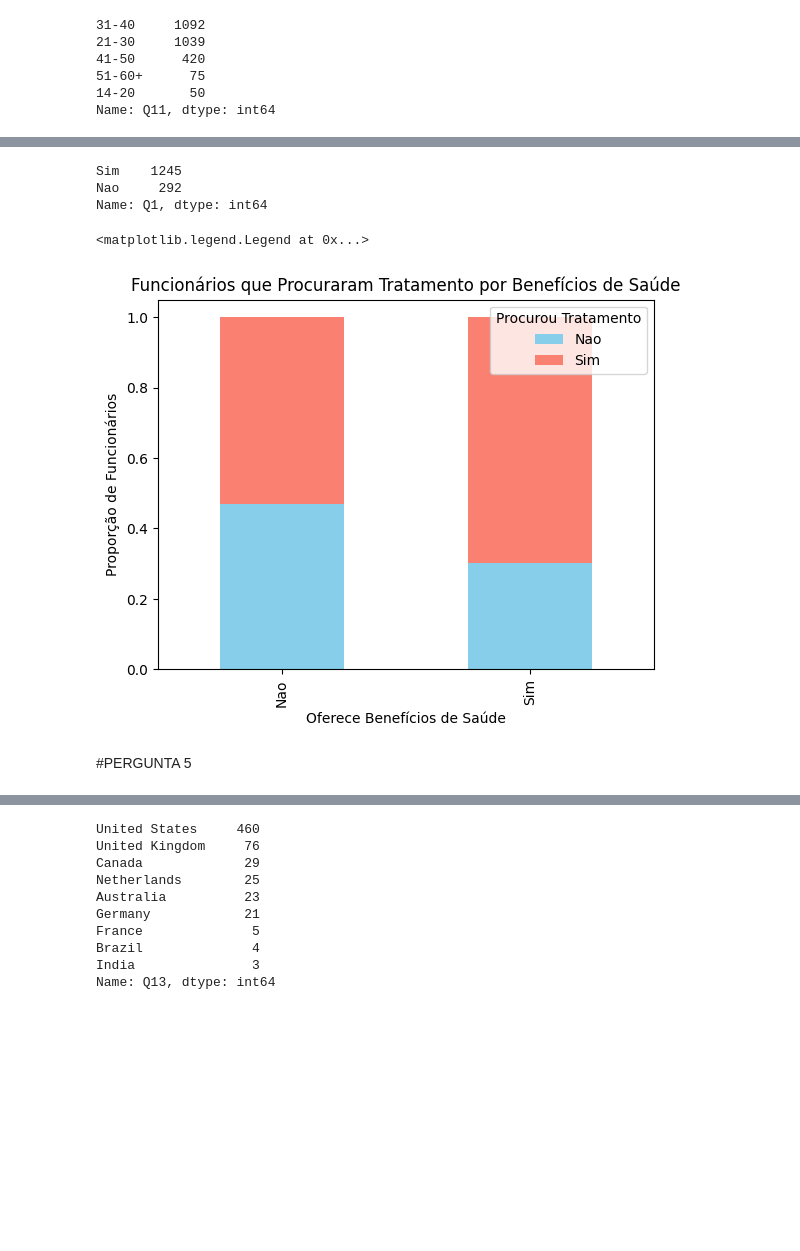
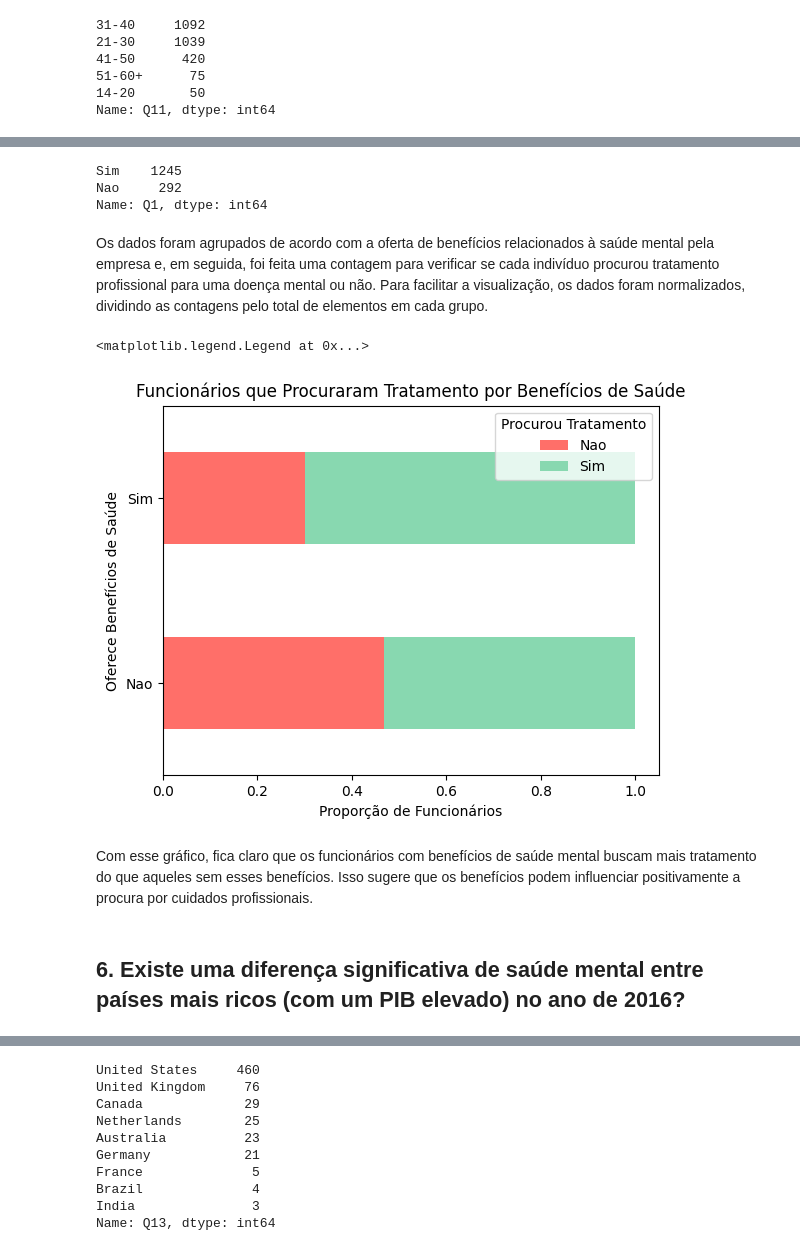
Before and after one commit to SabrinaDantas/projeto_coleta_e_preparacao_pucrs, a Jupyter notebook: projeto_coleta_e_preparacao_fase02.ipynb, the cells around one changed output, grey strips where cells are left out. Drawn from its saved outputs; the diff is of its cells as text; code cells hidden in the pictures; blank space fills up the shorter version.

```diff
--- a/projeto_coleta_e_preparacao_fase02.ipynb
+++ b/projeto_coleta_e_preparacao_fase02.ipynb
@@ -1062,21 +1039,25 @@ df_pergunta4 = df_pergunta4[~df_pergunta4['Q1'].isin(['N/A', 'Eu nao sei', 'Nao
-# %%
-df_pergunta4['Q1'].value_counts()
-# %% [output]
-Sim    1245
-Nao     292
-Name: Q1, dtype: int64
+# %%
+df_pergunta4['Q1'].value_counts() # Realizando a contagem para verificar se todas as respostas inconclusivas foram removidas da análise.
+# %% [output]
+Sim    1245
+Nao     292
+Name: Q1, dtype: int64
+# %% [markdown]
+Os dados foram agrupados de acordo com a oferta de benefícios relacionados à saúde mental pela empresa e, em seguida, foi feita uma contagem para verificar se cada indivíduo procurou tratamento profissional para uma doença mental ou não. Para facilitar a visualização, os dados foram normalizados, dividindo as contagens pelo total de elementos em cada grupo.
 # %%
 tratamento_por_beneficios = df_pergunta4.groupby('Q1')['Q16'].value_counts(normalize=True).unstack()
 # %%
-tratamento_por_beneficios.plot(kind='bar', stacked=True, color=['skyblue', 'salmon'])
+tratamento_por_beneficios.plot(kind='barh', stacked=True, color=['#ff6f69', '#88d8b0'])
 
-plt.xlabel('Oferece Benefícios de Saúde')
-plt.ylabel('Proporção de Funcionários')
+plt.xlabel('Proporção de Funcionários')
+plt.ylabel('Oferece Benefícios de Saúde')
 plt.title('Funcionários que Procuraram Tratamento por Benefícios de Saúde')
 plt.legend(title='Procurou Tratamento', loc='upper right')
 # %% [output]
 <matplotlib.legend.Legend at 0x...>
-[figure, old version]
+[figure, new version]
-# %% [markdown]
-#PERGUNTA 5
+# %% [markdown]
+Com esse gráfico, fica claro que os funcionários com benefícios de saúde mental buscam mais tratamento do que aqueles sem esses benefícios. Isso sugere que os benefícios podem influenciar positivamente a procura por cuidados profissionais.
+# %% [markdown]
+## 6. Existe uma diferença significativa de saúde mental entre países mais ricos (com um PIB elevado) no ano de 2016?
 # %%
```
Also changed, not shown: parts of 66 cells of this notebook.
